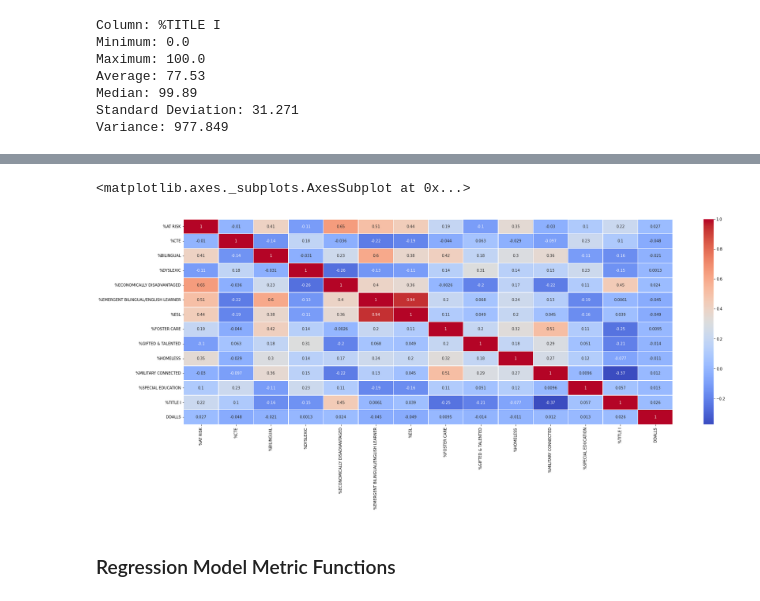
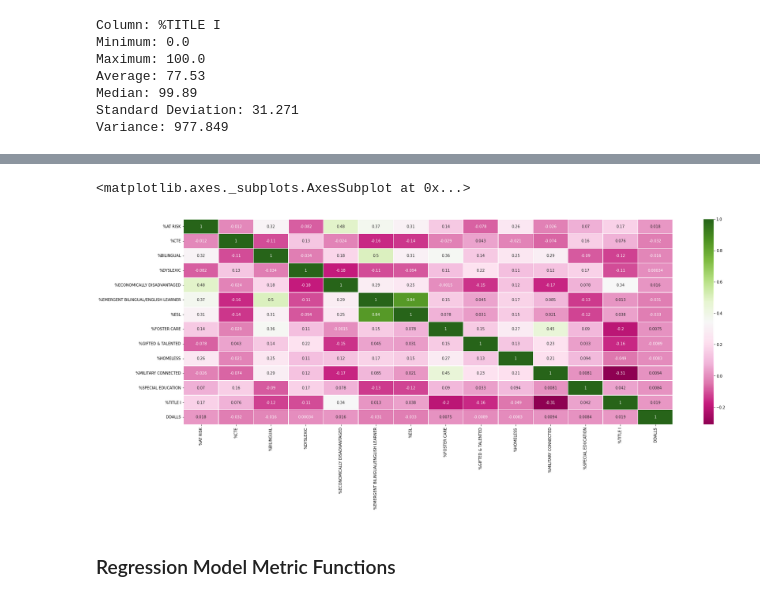
Before and after one commit to jjpal/DA_project, a Jupyter notebook: da_perf_task_extension.ipynb, the cells around one changed output, grey strips where cells are left out. Saved outputs shown, nothing was run; the diff lists cells and outputs as text; code cells hidden in the pictures.

```diff
--- a/da_perf_task_extension.ipynb
+++ b/da_perf_task_extension.ipynb
@@ -532,10 +517,10 @@ corr_df_subset.corr(method='spearman')
 # %%
-# correlation coefficients: spearman, kendall, pearson
+# correlation coefficients: pearson
 plt.figure(figsize=(29, 10))
-sns.heatmap(corr_df_subset.corr(method='spearman'), annot=True, cmap="coolwarm", linewidth=.5)
+sns.heatmap(corr_df_subset.corr(method='kendall'), annot=True, cmap="PiYG", linewidth=.5)
 # %% [output]
 <matplotlib.axes._subplots.AxesSubplot at 0x...>
-[figure, old version]
+[figure, new version]
 # %% [markdown]
 ### Regression Model Metric Functions
 # %%
```
Also changed, not shown: parts of 7 cells of this notebook.
